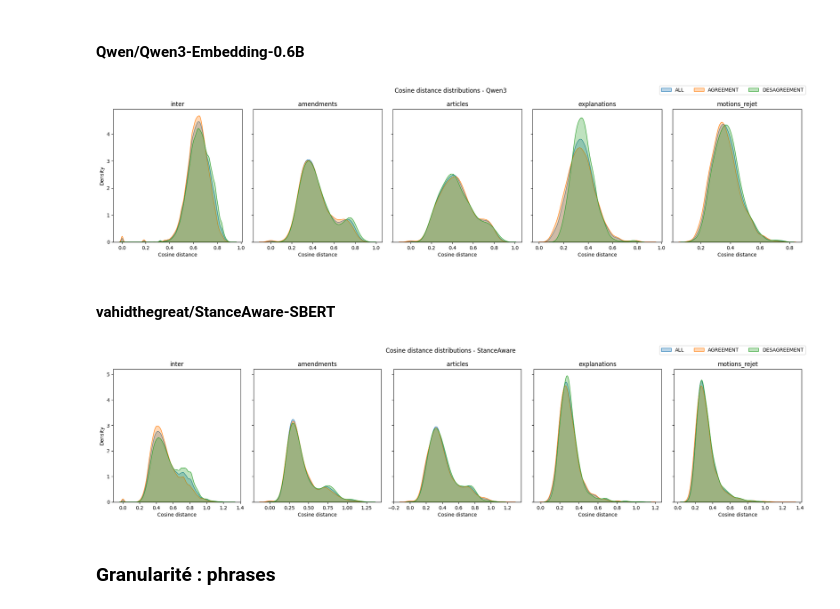
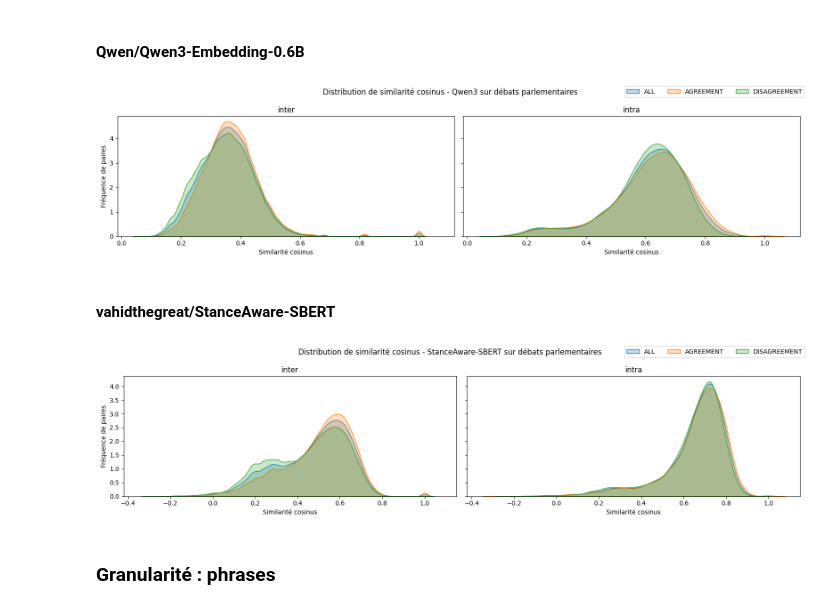
Before and after one commit to medialab/parlement_nlp, a Jupyter notebook: analyse/exploration.ipynb, the cells around one changed output. Saved outputs shown, nothing was run; the diff lists cells and outputs as text; code cells hidden in the pictures.

```diff
--- a/analyse/exploration.ipynb
+++ b/analyse/exploration.ipynb
@@ -303,29 +313,30 @@ def compute_stats(dir = "embed"):
     return stats
 # %% [markdown]
 #### Lajavaness/sentence-camembert-large
+# %%
+stats_camembert = compute_stats("embed_camembert")
 # %%
-stats = compute_stats("embed_camembert")
+groups = ["inter", "intra"]
+labels = ["ALL", "AGREEMENT", "DISAGREEMENT"]
 
-groups = ["inter", "amendments", "articles", "explanations", "motions_rejet"]
-labels = ["ALL", "AGREEMENT", "DESAGREEMENT"]
-
-fig, axes = plt.subplots(1, 5, figsize=(20, 5), sharey=True)
+fig, axes = plt.subplots(1, 2, figsize=(16, 4), sharey=True, sharex=True)
 
 for ax, grp in zip(axes, groups):
-    data = stats["inter"] if grp == "inter" else stats["intra"][grp]
+    data = stats_camembert["inter"] if grp == "inter" else stats_camembert["intra"][grp]
 
     for lbl in labels:
         vals = data.get(lbl, np.array([]))
         if vals.size:
-            sns.kdeplot(vals, ax=ax, label=lbl, fill=True, alpha=0.3)
+            sns.kdeplot(vals, ax=ax, label=lbl, fill=True)
 
     ax.set_title(grp)
-    ax.set_xlabel("Cosine distance")
-    ax.set_ylabel("Density")
+    ax.set_xlabel("Similarité cosinus")
+    ax.set_ylabel("Fréquence de paires")
 
 handles, legend_labels = axes[0].get_legend_handles_labels()
+
 fig.legend(handles, legend_labels, loc="upper right", ncol=3)
-plt.suptitle("Cosine distance distributions - Camembert")
+plt.suptitle("Distribution similarité cosinus - Camembert sur débats parlementaires")
 plt.tight_layout(rect=[0, 0, 1, 1])
 plt.show()
 # %% [output]
@@ -333,31 +344,32 @@ plt.show()
 # %% [markdown]
 #### Qwen/Qwen3-Embedding-0.6B
+# %%
+stats_qwen3 = compute_stats("embed_qwen3")
 # %%
-stats = compute_stats("embed_qwen3")
+groups = ["inter", "intra"]
+labels = ["ALL", "AGREEMENT", "DISAGREEMENT"]
 
-groups = ["inter", "amendments", "articles", "explanations", "motions_rejet"]
-labels = ["ALL", "AGREEMENT", "DESAGREEMENT"]
-
-fig, axes = plt.subplots(1, 5, figsize=(20, 5), sharey=True)
+fig, axes = plt.subplots(1, 2, figsize=(16, 4), sharey=True, sharex=True)
 
 for ax, grp in zip(axes, groups):
-    data = stats["inter"] if grp == "inter" else stats["intra"][grp]
+    data = stats_qwen3["inter"] if grp == "inter" else stats_qwen3["intra"][grp]
 
     for lbl in labels:
         vals = data.get(lbl, np.array([]))
         if vals.size:
-            sns.kdeplot(vals, ax=ax, label=lbl, fill=True, alpha=0.3)
+            sns.kdeplot(vals, ax=ax, label=lbl, fill=True)
 
     ax.set_title(grp)
-    ax.set_xlabel("Cosine distance")
-    ax.set_ylabel("Density")
+    ax.set_xlabel("Similarité cosinus")
+    ax.set_ylabel("Fréquence de paires")
 
 handles, legend_labels = axes[0].get_legend_handles_labels()
+
 fig.legend(handles, legend_labels, loc="upper right", ncol=3)
-plt.suptitle("Cosine distance distributions - Qwen3")
+plt.suptitle("Distribution de similarité cosinus - Qwen3 sur débats parlementaires")
 plt.tight_layout(rect=[0, 0, 1, 1])
 plt.show()
 # %% [output]
-[figure, old version]
+[figure, new version]
 # %% [markdown]
 #### vahidthegreat/StanceAware-SBERT
@@ -364,30 +378,29 @@ plt.show()
 # %%
-stats = compute_stats("embed_stanceaware")
+groups = ["inter", "intra"]
+labels = ["ALL", "AGREEMENT", "DISAGREEMENT"]
 
-groups = ["inter", "amendments", "articles", "explanations", "motions_rejet"]
-labels = ["ALL", "AGREEMENT", "DESAGREEMENT"]
-
-fig, axes = plt.subplots(1, 5, figsize=(20, 5), sharey=True)
+fig, axes = plt.subplots(1, 2, figsize=(16, 4), sharey=True, sharex=True)
 
 for ax, grp in zip(axes, groups):
-    data = stats["inter"] if grp == "inter" else stats["intra"][grp]
+    data = stats_stanceaware["inter"] if grp == "inter" else stats_stanceaware["intra"][grp]
 
     for lbl in labels:
         vals = data.get(lbl, np.array([]))
         if vals.size:
-            sns.kdeplot(vals, ax=ax, label=lbl, fill=True, alpha=0.3)
+            sns.kdeplot(vals, ax=ax, label=lbl, fill=True)
 
     ax.set_title(grp)
-    ax.set_xlabel("Cosine distance")
-    ax.set_ylabel("Density")
+    ax.set_xlabel("Similarité cosinus")
+    ax.set_ylabel("Fréquence de paires")
 
 handles, legend_labels = axes[0].get_legend_handles_labels()
+
 fig.legend(handles, legend_labels, loc="upper right", ncol=3)
-plt.suptitle("Cosine distance distributions - StanceAware")
+plt.suptitle("Distribution de similarité cosinus - StanceAware-SBERT sur débats parlementaires")
 plt.tight_layout(rect=[0, 0, 1, 1])
 plt.show()
 # %% [output]
-[figure, old version]
+[figure, new version]
 # %% [markdown]
 ### Granularité : phrases
 # %%
```
Also changed, not shown: parts of 17 cells of this notebook, 3 other files.
